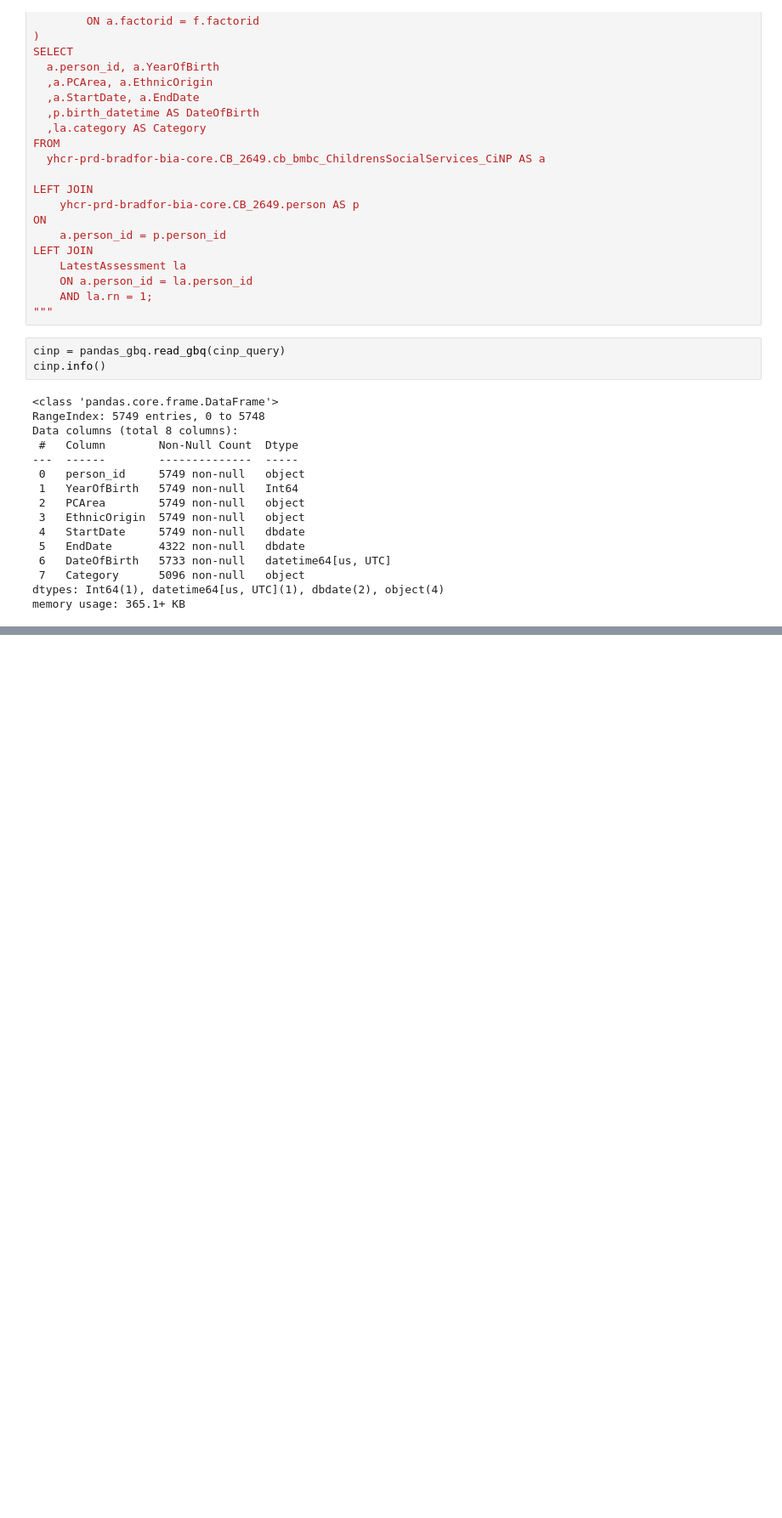
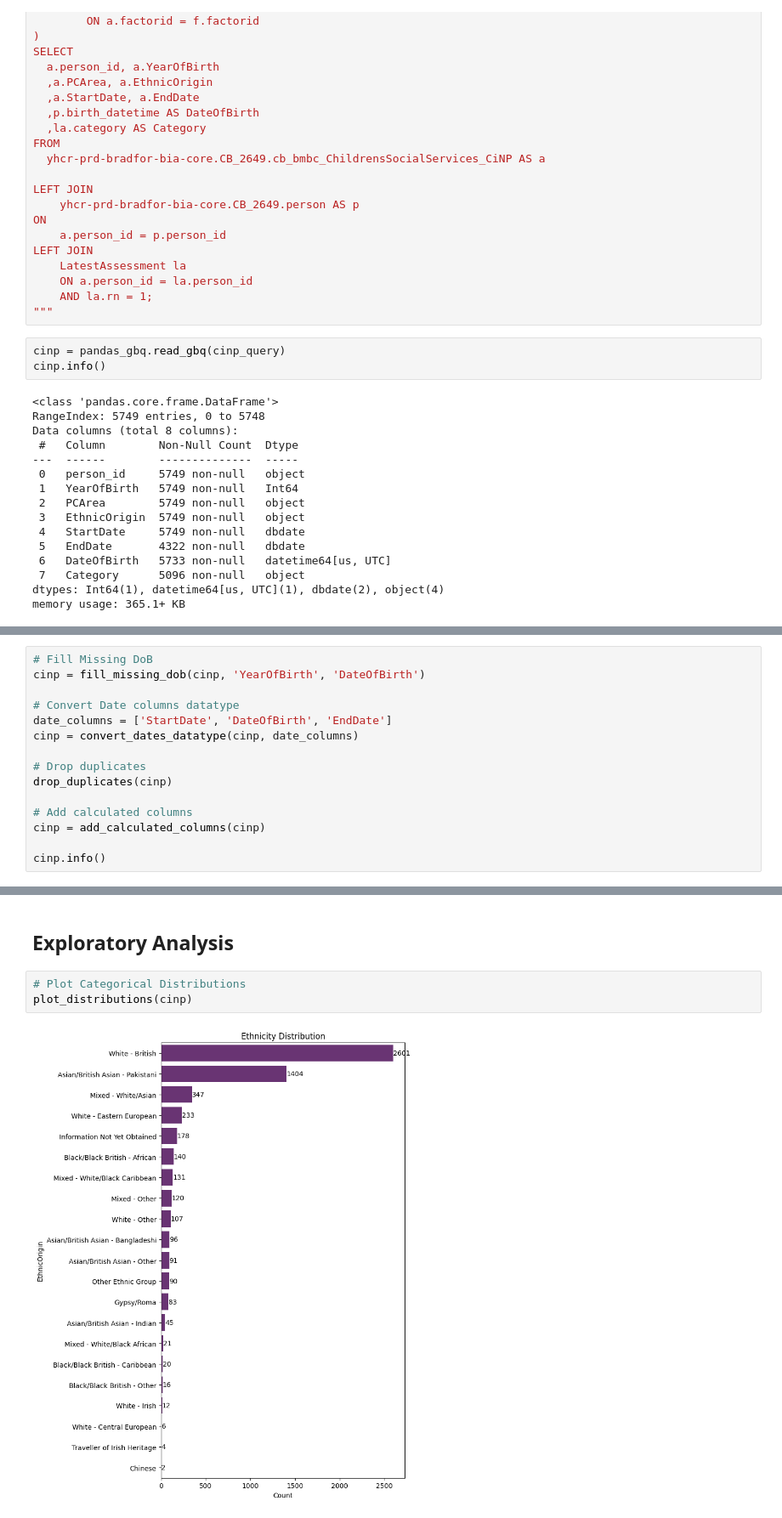
Before and after one commit to ConnectedBradford/CB_2649, a Jupyter notebook: notebooks/cinp_demographic_analysis.ipynb, the cells around one changed output, grey strips where cells are left out. Shown at 85% size. Cells and saved outputs as stored; diff of their text form; blank space fills up the shorter version.

Commit message:
Created visualizations for CiNP

```diff
--- a/notebooks/cinp_demographic_analysis.ipynb
+++ b/notebooks/cinp_demographic_analysis.ipynb
@@ -78,0 +103,15 @@ memory usage: 365.1+ KB
+# %%
+# Fill Missing DoB
+cinp = fill_missing_dob(cinp, 'YearOfBirth', 'DateOfBirth')
+
+# Convert Date columns datatype
+date_columns = ['StartDate', 'DateOfBirth', 'EndDate']
+cinp = convert_dates_datatype(cinp, date_columns)
+
+# Drop duplicates
+drop_duplicates(cinp)
+
+# Add calculated columns
+cinp = add_calculated_columns(cinp)
+
+cinp.info()
@@ -78,0 +137,7 @@ memory usage: 365.1+ KB
+# %% [markdown]
+## Exploratory Analysis
+# %%
+# Plot Categorical Distributions
+plot_distributions(cinp)
+# %% [output]
+[figure, added]
```
Also changed, not shown: parts of 16 cells of this notebook, 1 other file.
